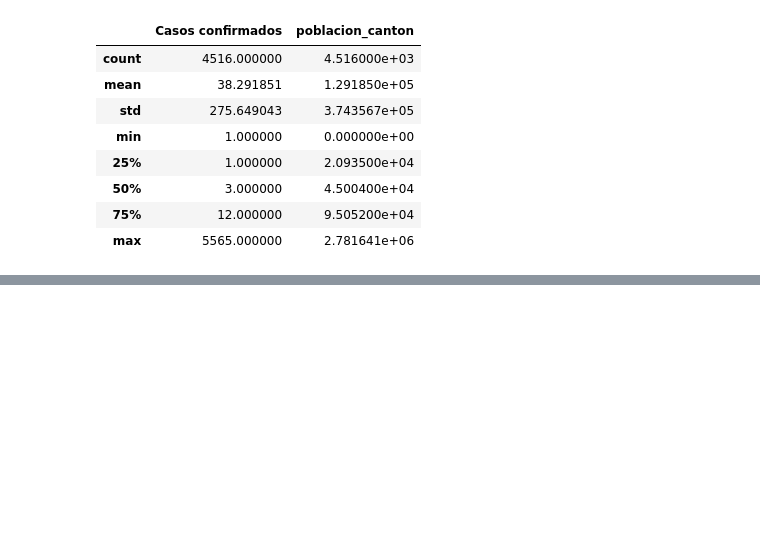
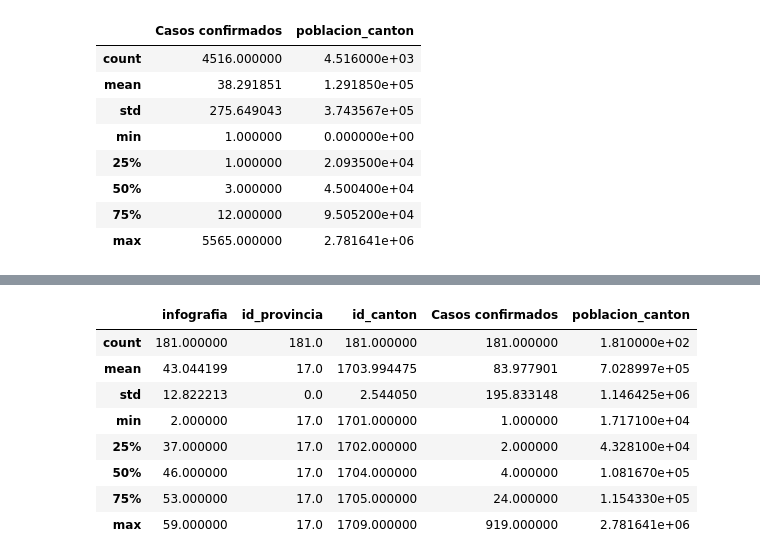
Before and after one commit to LeninGF/Curso_MachineLearning_Python_EPN2019_IEEE, a Jupyter notebook: Pandas/PandasTutorial_2.ipynb, the cells around one changed output, grey strips where cells are left out. Drawn from its saved outputs; the diff is of its cells as text; code cells hidden in the pictures; blank space fills up the shorter version.

```diff
--- a/Pandas/PandasTutorial_2.ipynb
+++ b/Pandas/PandasTutorial_2.ipynb
@@ -105,0 +118,12 @@ temp.plot.bar()
+# %%
+pichincha_df.describe()
+# %% [output]
+|  | infografia | id_provincia | id_canton | Casos confirmados | poblacion_canton |
+| count | 181.000000 | 181.0 | 181.000000 | 181.000000 | 1.810000e+02 |
+| mean | 43.044199 | 17.0 | 1703.994475 | 83.977901 | 7.028997e+05 |
+| std | 12.822213 | 0.0 | 2.544050 | 195.833148 | 1.146425e+06 |
+| min | 2.000000 | 17.0 | 1701.000000 | 1.000000 | 1.717100e+04 |
+| 25% | 37.000000 | 17.0 | 1702.000000 | 2.000000 | 4.328100e+04 |
+| 50% | 46.000000 | 17.0 | 1704.000000 | 4.000000 | 1.081670e+05 |
+| 75% | 53.000000 | 17.0 | 1705.000000 | 24.000000 | 1.154330e+05 |
+| max | 59.000000 | 17.0 | 1709.000000 | 919.000000 | 2.781641e+06 |
```
Also changed, not shown: parts of 18 cells of this notebook, 20 other files.
